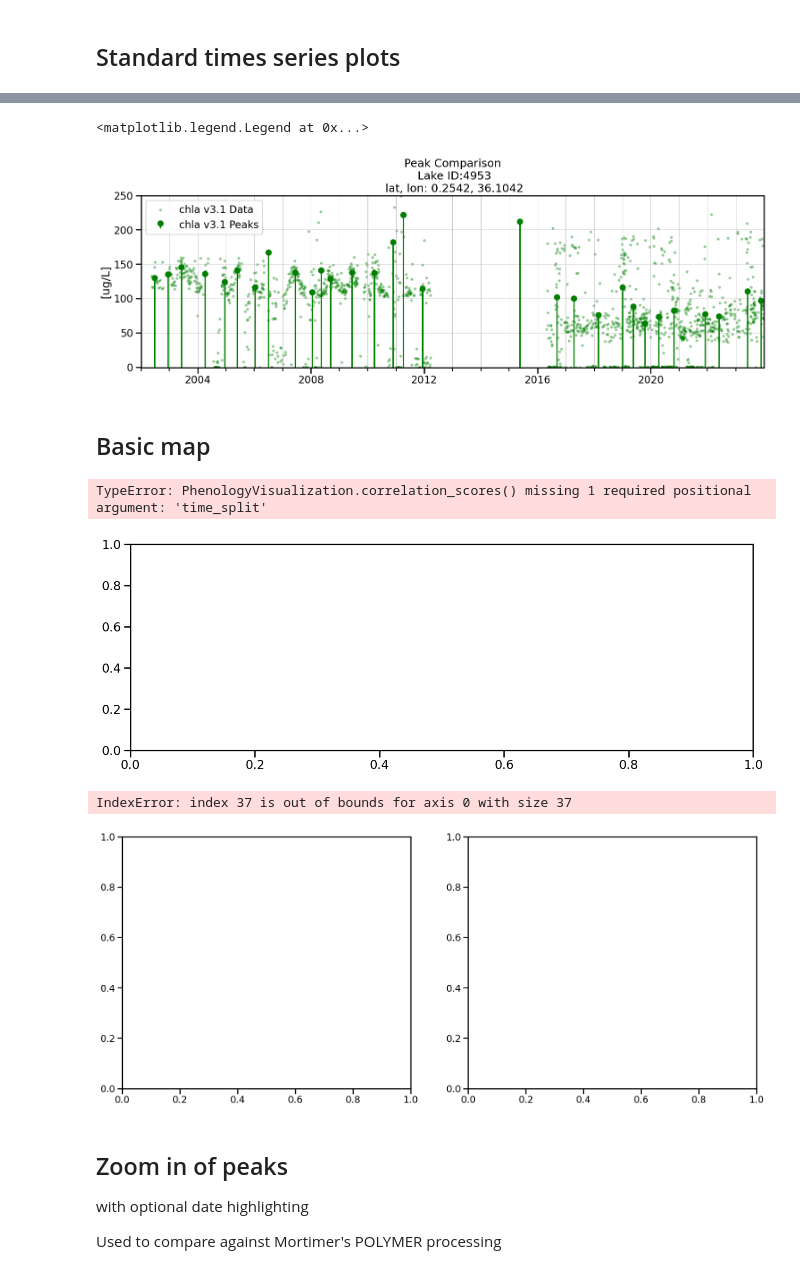
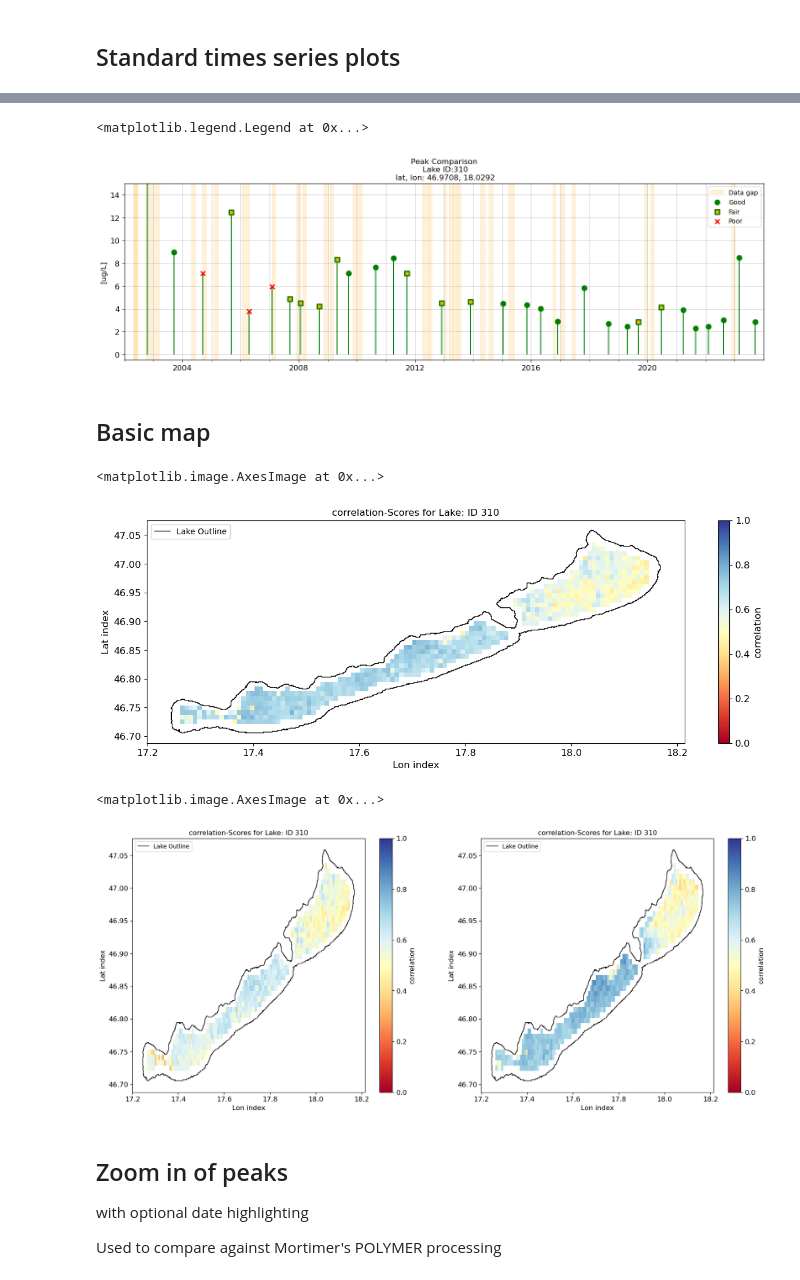
Before and after one commit to eawag-surface-waters-research/cci-cyano-production, a Jupyter notebook: notebooks/presentation_plotting.ipynb, the cells around one changed output, grey strips where cells are left out. Saved outputs shown, nothing was run; the diff lists cells and outputs as text; code cells hidden in the pictures.

Commit message:
updated plots

```diff
--- a/notebooks/presentation_plotting.ipynb
+++ b/notebooks/presentation_plotting.ipynb
@@ -15,3 +15,6 @@ i , j = 16,57
+# %%
+lakeid = 310
+i , j = 31, 94
 # %%
 # version 3.1
 pc_phenology_path_v3 = f"D:\\lakecci_data\\raw\\v3.1\\phenology\\phycocyanin\\{lakeid}.nc"
@@ -20,7 +23,8 @@ pc_extract_path_v3 = f"D:\\lakecci_data\\raw\\v3.1\\extract\\phycocyanin\\{lakei
 chl_phenology_path_v3 = f"D:\\lakecci_data\\raw\\v3.1\\phenology\\chla\\{lakeid}.nc"
 chl_extract_path_v3 = f"D:\\lakecci_data\\raw\\v3.1\\extract\\chla\\{lakeid}.nc"
 # %%
-PhenologyVisualization.set_shapefile_path(r"C:\Users\schelian\Downloads\lakes_cci_v2.1.0_shp\shapefile\lakescci_v2.1.0_data-availability.shp")
+cci_file = r"C:\Users\schelian\Downloads\lakes_cci_v2.1.0_shp\shapefile\lakescci_v2.1.0_data-availability.shp"
+PhenologyVisualization.set_shapefile_path(cci_file)
 # %%
 # load classes
 phyco_v3 = PhenologyVisualization(pc_extract_path_v3, pc_phenology_path_v3)
@@ -70,18 +66,3 @@ plt.rcParams["axes.labelsize"] = 12
 
 plt.rcParams["xtick.labelsize"] = 12
 plt.rcParams["ytick.labelsize"] = 12
-# %%
-%matplotlib inline
-fig, ax = plt.subplots(1,1,figsize=(15,5))
-
-e_series = chla_v3.load_pixel_data(i,j)
-e_series.plot(ax=ax,marker='o',color='grey',linewidth=0,alpha=0.3,markersize=6)
-ax.set_xlim(pd.to_datetime("01-01-2005", format= "%d-%m-%Y"), pd.to_datetime("01-01-2010", format= "%d-%m-%Y"))
-ax.set_ylim(bottom = -1.27,top=70)
-ax.axhline(color='k')
-# ax.grid()
-ax.spines.right.set_visible(False)
-ax.spines.top.set_visible(False)
-ax.spines.bottom.set_visible(False)
-ax.set_ylabel('chla [ug/L]')
-ax.set_xticklabels(ax.get_xticklabels(), rotation=0, ha='center');
@@ -257,44 +104,44 @@ plt.ylim(-0.5,5)
 # %%
 fig, ax = plt.subplots(1,1,figsize=(18,5))
 
-chla_v3.extrema_plot(i,j,ax)
-plt.ylim(top =250)
+chla_v3.extrema_plot(i,j,ax,background_pts=False)
+plt.ylim(top =15)
 plt.legend()
 # %% [output]
 <matplotlib.legend.Legend at 0x...>
-[figure, old version]
+[figure, new version]
 # %% [markdown]
 ## Basic map
 # %%
 fig, ax = plt.subplots(1,1,figsize=(15,5))
-phyco_v3.metric_map(phyco_v3.correlation_scores(),'correlation',fig,ax,'RdYlBu')
+phyco_v3.metric_map(phyco_v3.correlation_scores(time_split = [[2002,2024]]),'correlation',fig,ax,'RdYlBu')
 # %% [output]
-TypeError: PhenologyVisualization.correlation_scores() missing 1 required positional argument: 'time_split'
+<matplotlib.image.AxesImage at 0x...>
-[figure, old version]
+[figure, new version]
 # %%
 fig, axs = plt.subplots(1,2, figsize = (20,8))
 cmap = 'RdYlBu'
 colorbar_extent = [0,1]
-# phyco_v3.metric_map(phyco_v3.correlation_scores([(0, 2012)]),'correlation', fig, axs[0],cmap, colorbar_extent= colorbar_extent)
+phyco_v3.metric_map(phyco_v3.correlation_scores([(0, 2012)]),'correlation', fig, axs[0],cmap, colorbar_extent= colorbar_extent)
 phyco_v3.metric_map(phyco_v3.correlation_scores([(2016,9999)]),'correlation', fig, axs[1],cmap, colorbar_extent= colorbar_extent)
 
-fig.axes[-1].remove()
-fig.axes[-1].remove()
+# fig.axes[-1].remove()
+# fig.axes[-1].remove()
 
-axs[0].set_xlabel('')
-axs[1].set_xlabel('')
-axs[0].set_ylabel('')
-axs[1].set_ylabel('')
+# axs[0].set_xlabel('')
+# axs[1].set_xlabel('')
+# axs[0].set_ylabel('')
+# axs[1].set_ylabel('')
 
-axs[1].set_yticklabels([])
-axs[0].get_legend().remove()
-axs[1].get_legend().remove()
-axs[0].set_title('')
-axs[1].set_title('')
-plt.tight_layout()
+# axs[1].set_yticklabels([])
+# axs[0].get_legend().remove()
+# axs[1].get_legend().remove()
+# axs[0].set_title('')
+# axs[1].set_title('')
+# plt.tight_layout()
 # %% [output]
-IndexError: index 37 is out of bounds for axis 0 with size 37
+<matplotlib.image.AxesImage at 0x...>
-[figure, old version]
+[figure, new version]
 # %% [markdown]
 ## Zoom in of peaks
 
```
Also changed, not shown: parts of 52 cells of this notebook.
